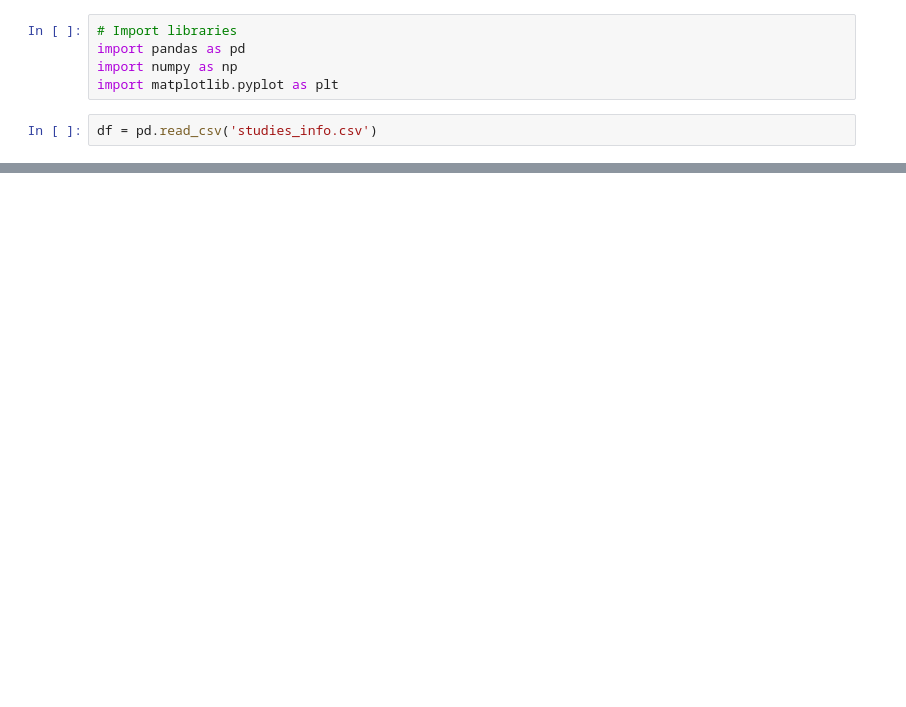
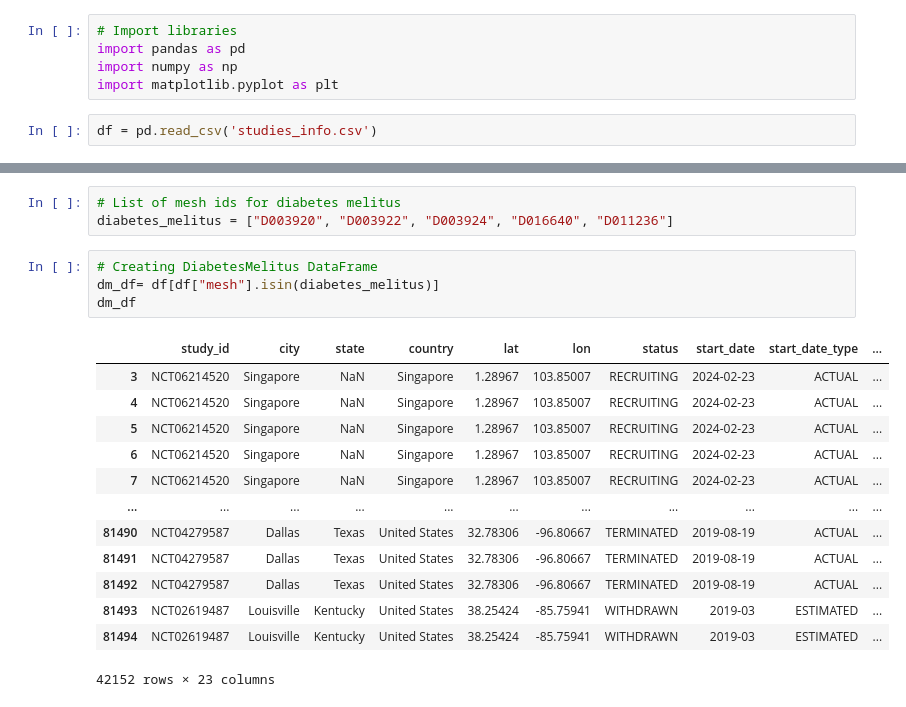
Before and after one commit to jelenapoznan/diabetes_trials, a Jupyter notebook: analysis.ipynb, the cells around one changed output, grey strips where cells are left out. Drawn from its saved outputs; the diff is of its cells as text; blank space fills up the shorter version.

```diff
--- a/analysis.ipynb
+++ b/analysis.ipynb
@@ -19,0 +28,21 @@ df.head()
+# %%
+# List of mesh ids for diabetes melitus
+diabetes_melitus = ["D003920", "D003922", "D003924", "D016640", "D011236"]
+# %%
+# Creating DiabetesMelitus DataFrame
+dm_df= df[df["mesh"].isin(diabetes_melitus)]
+dm_df
+# %% [output]
+|  | study_id | city | state | country | lat | lon | status | start_date | start_date_type | ... |
+| 3 | NCT06214520 | Singapore | NaN | Singapore | 1.28967 | 103.85007 | RECRUITING | 2024-02-23 | ACTUAL | ... |
+| 4 | NCT06214520 | Singapore | NaN | Singapore | 1.28967 | 103.85007 | RECRUITING | 2024-02-23 | ACTUAL | ... |
+| 5 | NCT06214520 | Singapore | NaN | Singapore | 1.28967 | 103.85007 | RECRUITING | 2024-02-23 | ACTUAL | ... |
+| 6 | NCT06214520 | Singapore | NaN | Singapore | 1.28967 | 103.85007 | RECRUITING | 2024-02-23 | ACTUAL | ... |
+| 7 | NCT06214520 | Singapore | NaN | Singapore | 1.28967 | 103.85007 | RECRUITING | 2024-02-23 | ACTUAL | ... |
+| ... | ... | ... | ... | ... | ... | ... | ... | ... | ... | ... |
+| 81490 | NCT04279587 | Dallas | Texas | United States | 32.78306 | -96.80667 | TERMINATED | 2019-08-19 | ACTUAL | ... |
+| 81491 | NCT04279587 | Dallas | Texas | United States | 32.78306 | -96.80667 | TERMINATED | 2019-08-19 | ACTUAL | ... |
+| 81492 | NCT04279587 | Dallas | Texas | United States | 32.78306 | -96.80667 | TERMINATED | 2019-08-19 | ACTUAL | ... |
+| 81493 | NCT02619487 | Louisville | Kentucky | United States | 38.25424 | -85.75941 | WITHDRAWN | 2019-03 | ESTIMATED | ... |
+| 81494 | NCT02619487 | Louisville | Kentucky | United States | 38.25424 | -85.75941 | WITHDRAWN | 2019-03 | ESTIMATED | ... |
+42152 rows × 23 columns
```
Also changed, not shown: parts of 12 cells of this notebook.
